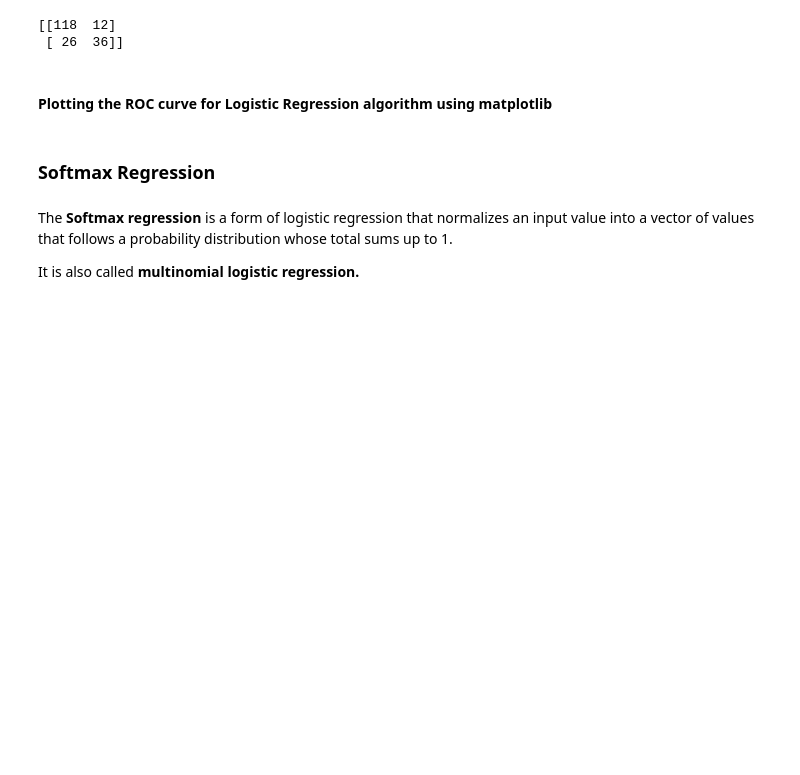
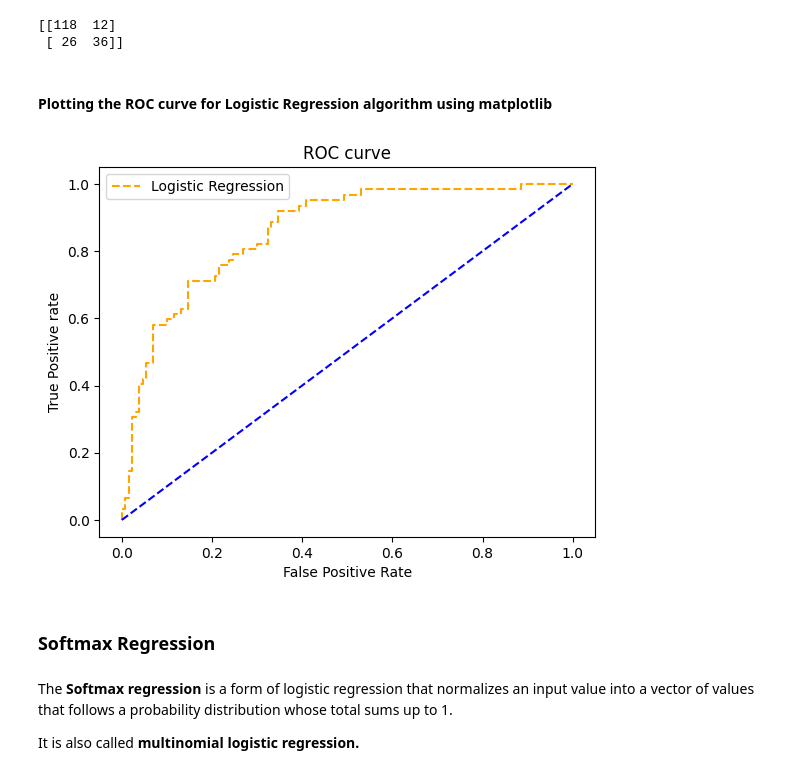
Before and after one commit to Shrutiba/iisc_cds, a Jupyter notebook: M2_AST_03_BinaryClassification_and_PerformanceMetrics_A.ipynb, the cells around one changed output. Cells and saved outputs as stored; diff of their text form; code cells hidden in the pictures; blank space fills up the shorter version.

```diff
--- a/M2_AST_03_BinaryClassification_and_PerformanceMetrics_A.ipynb
+++ b/M2_AST_03_BinaryClassification_and_PerformanceMetrics_A.ipynb
@@ -547,3 +687,34 @@ print(cms)
+# %%
+# YOUR CODE HERE
+
+# roc curve for models
+predict_prob2 = lg.predict_proba(X_test2)
+fpr2, tpr2, thresh1 = roc_curve(y_test2, predict_prob2[:,1], pos_label=1)
+
+# roc curve for tpr = fpr
+random_probs = [0 for i in range(len(y_test2))]
+p_fpr2, p_tpr2, _ = roc_curve(y_test2, random_probs, pos_label=1)
+# %%
+plt.style.use('default')
+
+# plot roc curves
+plt.plot(fpr2, tpr2, linestyle='--',color='orange', label='Logistic Regression')
+
+plt.plot(p_fpr, p_tpr, linestyle='--', color='blue')
+# title
+# YOUR CODE HERE to set title to 'ROC curve'
+plt.title('ROC curve')
+# x label
+plt.xlabel('False Positive Rate')
+# y label
+# YOUR CODE HERE to set ylabel to 'True Positive rate'
+plt.ylabel('True Positive rate')
+
+plt.legend(loc='best')
+plt.savefig('ROC',dpi=300)
+plt.show();
+# %% [output]
+[figure, added]
 # %% [markdown]
 ###  Softmax Regression
 # %% [markdown]
```
Also changed, not shown: parts of 18 cells of this notebook.
